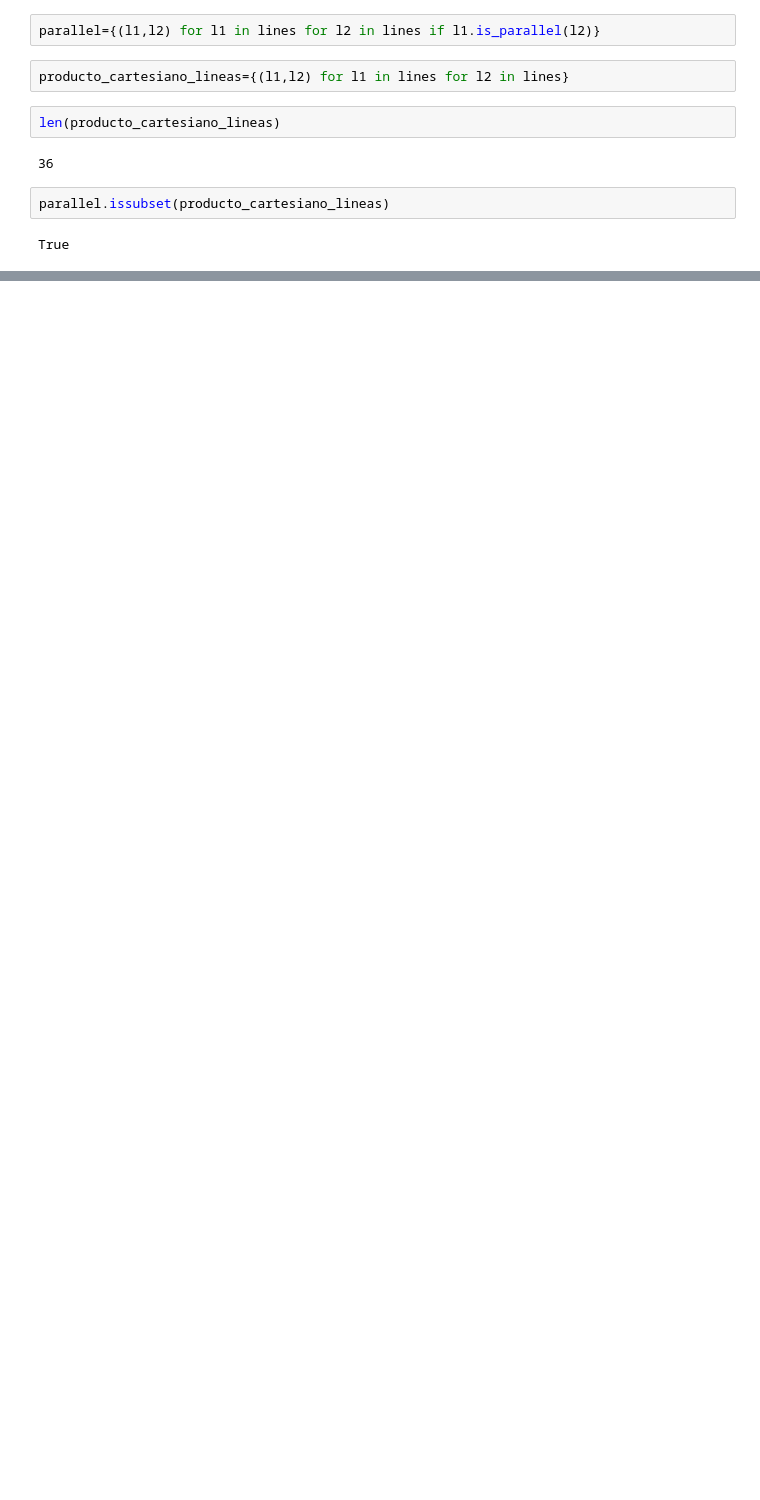
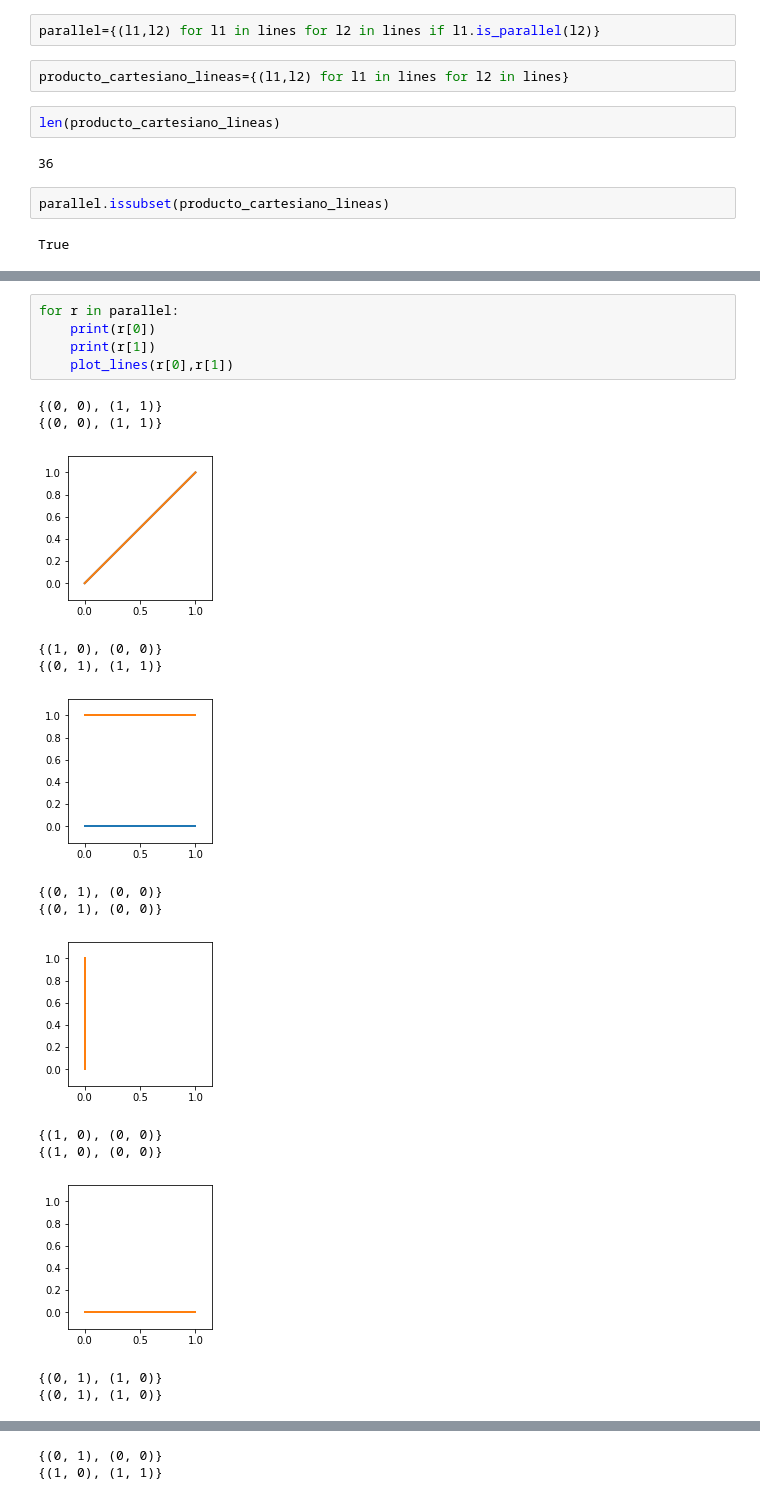
Before and after one commit to sherna90/matematicas_discretas, a Jupyter notebook: 1.-relaciones.ipynb, the cells around one changed output, grey strips where cells are left out. Cells and saved outputs as stored; diff of their text form; blank space fills up the shorter version.

```diff
--- a/1.-relaciones.ipynb
+++ b/1.-relaciones.ipynb
@@ -232,0 +226,20 @@ l2.slope()
+# %%
+for r in parallel:
+    print(r[0])
+    print(r[1])
+    plot_lines(r[0],r[1])
+# %% [output]
+{(0, 0), (1, 1)}
+{(0, 0), (1, 1)}
+[figure, added]
+{(1, 0), (0, 0)}
+{(0, 1), (1, 1)}
+[figure, added]
+{(0, 1), (0, 0)}
+{(0, 1), (0, 0)}
+[figure, added]
+{(1, 0), (0, 0)}
+{(1, 0), (0, 0)}
+[figure, added]
+{(0, 1), (1, 0)}
+{(0, 1), (1, 0)}
@@ -232,0 +247,2 @@ l2.slope()
+{(0, 1), (0, 0)}
+{(1, 0), (1, 1)}
```
Also changed, not shown: parts of 17 cells of this notebook, 33 other files.
